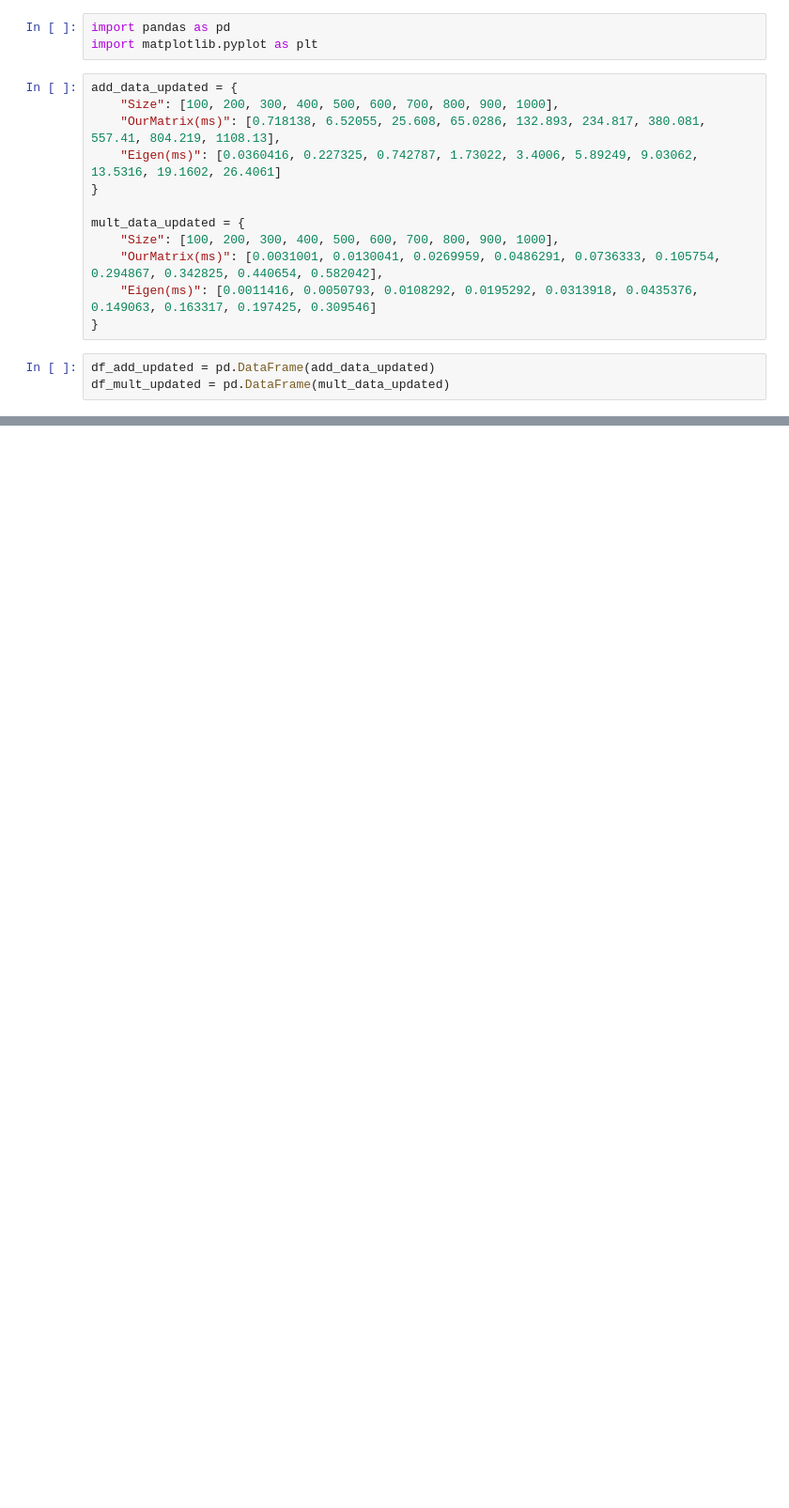
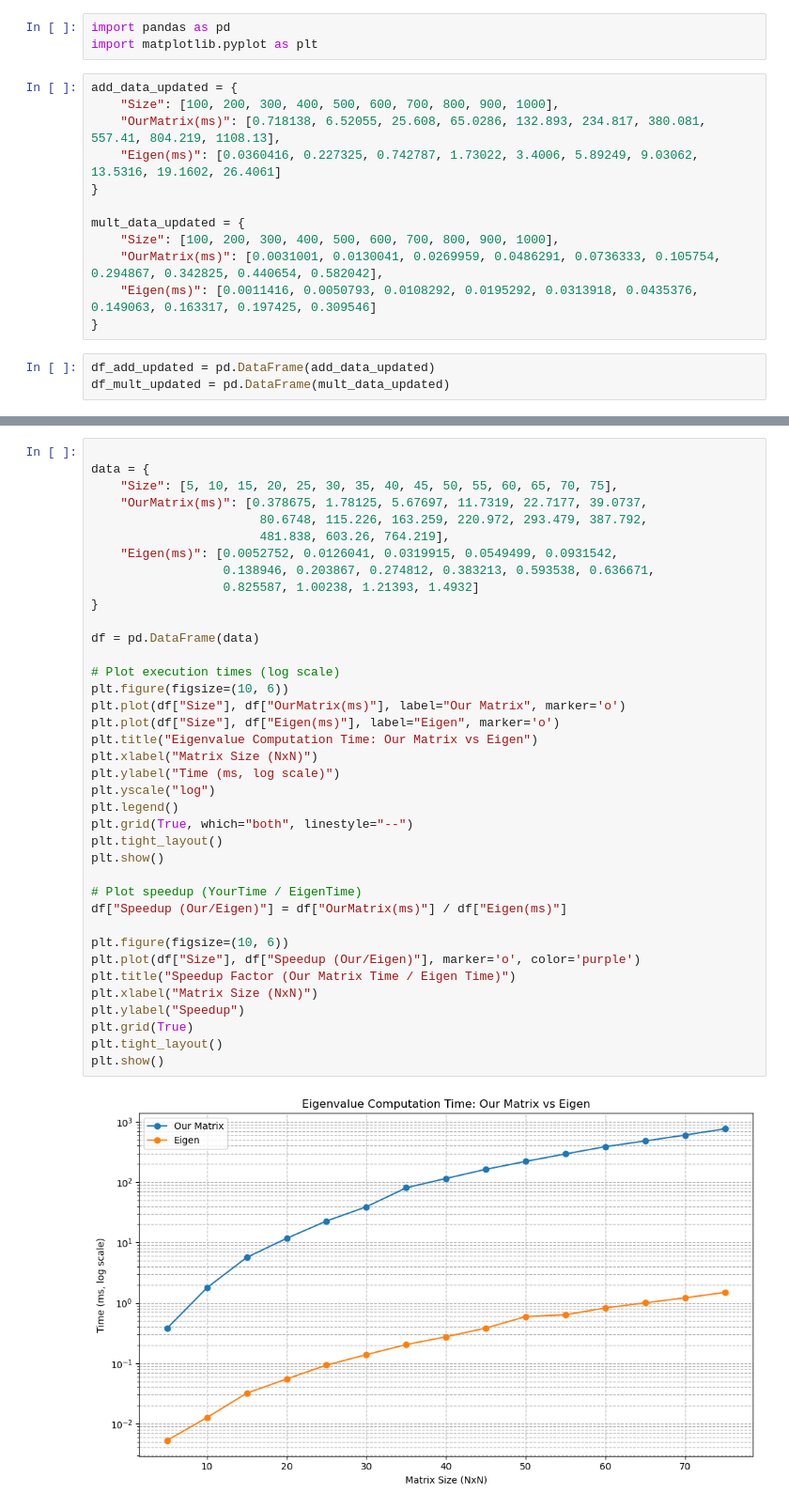
Before and after one commit to SahaidakYurii/linear_algebra_lib, a Jupyter notebook: benchmarks/benchmarks.ipynb, the cells around one changed output, grey strips where cells are left out. Shown at 94% size. Drawn from its saved outputs; the diff is of its cells as text; blank space fills up the shorter version.

Commit message:
benchmarks of eigenvalues

```diff
--- a/benchmarks/benchmarks.ipynb
+++ b/benchmarks/benchmarks.ipynb
@@ -48,0 +49,40 @@ plt.show()
+# %%
+
+data = {
+    "Size": [5, 10, 15, 20, 25, 30, 35, 40, 45, 50, 55, 60, 65, 70, 75],
+    "OurMatrix(ms)": [0.378675, 1.78125, 5.67697, 11.7319, 22.7177, 39.0737,
+                       80.6748, 115.226, 163.259, 220.972, 293.479, 387.792,
+                       481.838, 603.26, 764.219],
+    "Eigen(ms)": [0.0052752, 0.0126041, 0.0319915, 0.0549499, 0.0931542,
+                  0.138946, 0.203867, 0.274812, 0.383213, 0.593538, 0.636671,
+                  0.825587, 1.00238, 1.21393, 1.4932]
+}
+
+df = pd.DataFrame(data)
+
+# Plot execution times (log scale)
+plt.figure(figsize=(10, 6))
+plt.plot(df["Size"], df["OurMatrix(ms)"], label="Our Matrix", marker='o')
+plt.plot(df["Size"], df["Eigen(ms)"], label="Eigen", marker='o')
+plt.title("Eigenvalue Computation Time: Our Matrix vs Eigen")
+plt.xlabel("Matrix Size (NxN)")
+plt.ylabel("Time (ms, log scale)")
+plt.yscale("log")
+plt.legend()
+plt.grid(True, which="both", linestyle="--")
+plt.tight_layout()
+plt.show()
+
+# Plot speedup (YourTime / EigenTime)
+df["Speedup (Our/Eigen)"] = df["OurMatrix(ms)"] / df["Eigen(ms)"]
+
+plt.figure(figsize=(10, 6))
+plt.plot(df["Size"], df["Speedup (Our/Eigen)"], marker='o', color='purple')
+plt.title("Speedup Factor (Our Matrix Time / Eigen Time)")
+plt.xlabel("Matrix Size (NxN)")
+plt.ylabel("Speedup")
+plt.grid(True)
+plt.tight_layout()
+plt.show()
+# %% [output]
+[figure, added]
```
Also changed, not shown: parts of 3 cells of this notebook, 4 other files.
